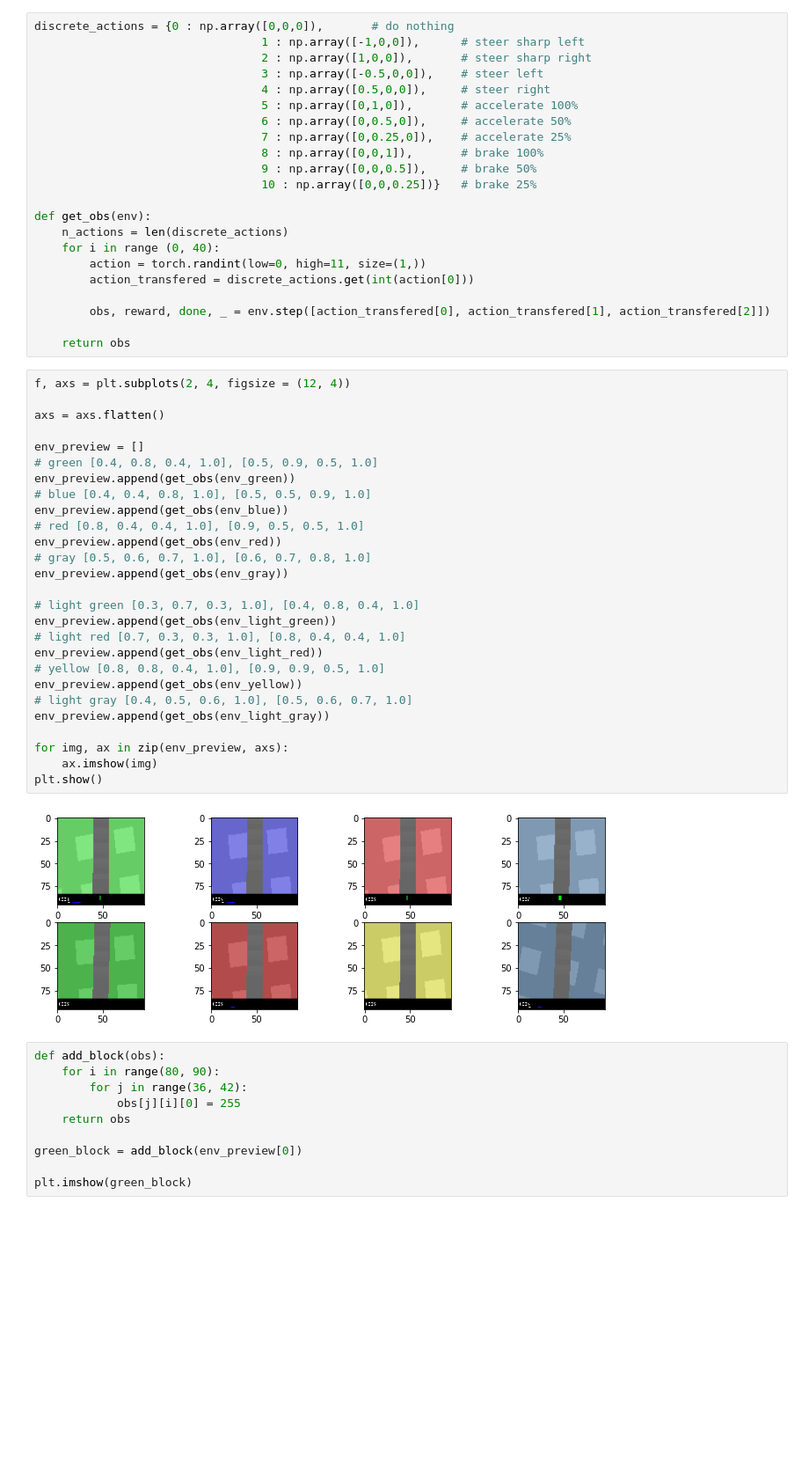
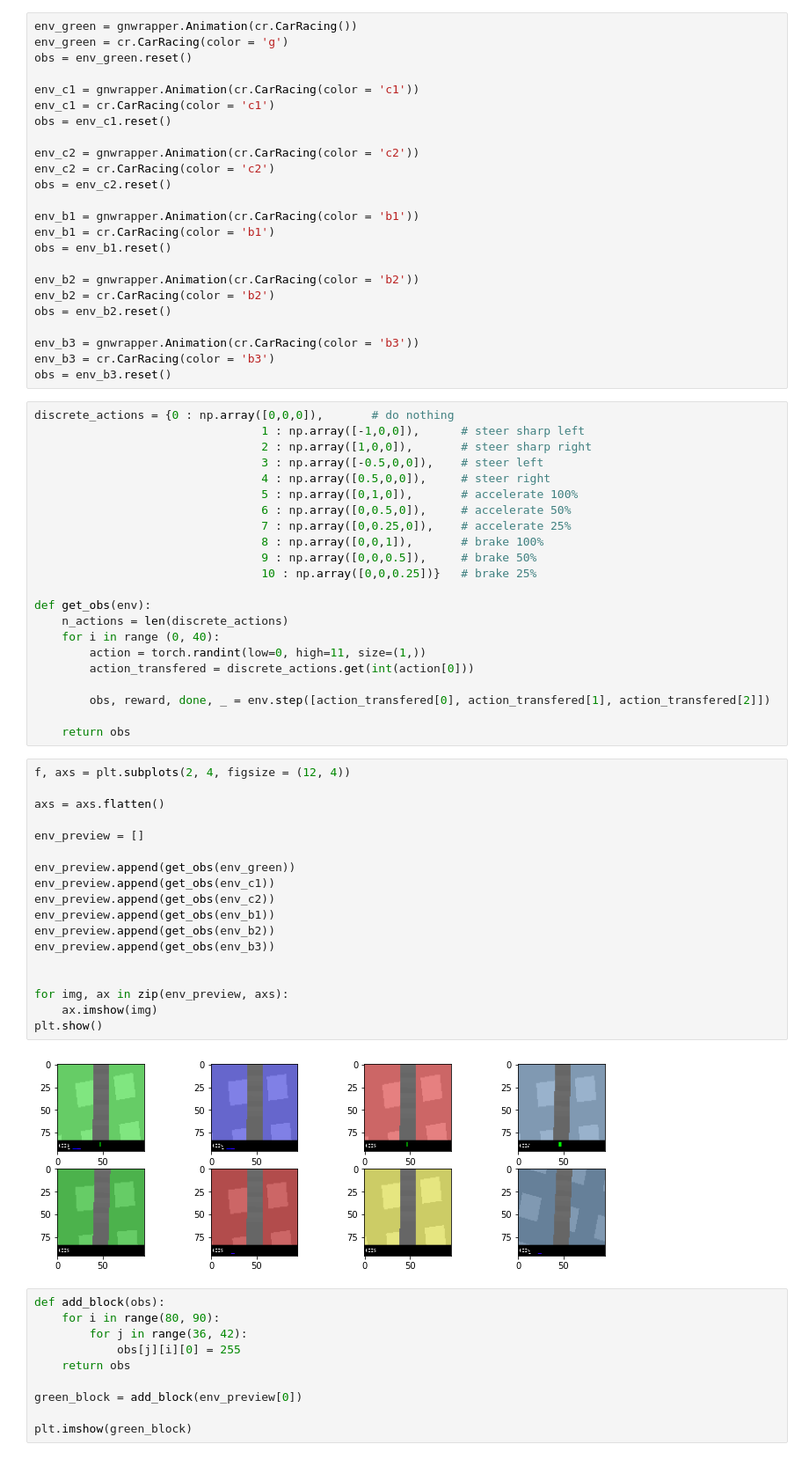
Before and after one commit to bochendong/Car_racing, a Jupyter notebook: car_racing_colab.ipynb, the cells around one changed output. Shown at 88% size. Saved outputs shown, nothing was run; the diff lists cells and outputs as text; blank space fills up the shorter version.

```diff
--- a/car_racing_colab.ipynb
+++ b/car_racing_colab.ipynb
@@ -122,3 +86,27 @@ obs = env_light_red.reset()
+# %%
+env_green = gnwrapper.Animation(cr.CarRacing())
+env_green = cr.CarRacing(color = 'g')
+obs = env_green.reset()
+
+env_c1 = gnwrapper.Animation(cr.CarRacing(color = 'c1'))
+env_c1 = cr.CarRacing(color = 'c1')
+obs = env_c1.reset()
+
+env_c2 = gnwrapper.Animation(cr.CarRacing(color = 'c2'))
+env_c2 = cr.CarRacing(color = 'c2')
+obs = env_c2.reset()
+
+env_b1 = gnwrapper.Animation(cr.CarRacing(color = 'b1'))
+env_b1 = cr.CarRacing(color = 'b1')
+obs = env_b1.reset()
+
+env_b2 = gnwrapper.Animation(cr.CarRacing(color = 'b2'))
+env_b2 = cr.CarRacing(color = 'b2')
+obs = env_b2.reset()
+
+env_b3 = gnwrapper.Animation(cr.CarRacing(color = 'b3'))
+env_b3 = cr.CarRacing(color = 'b3')
+obs = env_b3.reset()
 # %%
 discrete_actions = {0 : np.array([0,0,0]),       # do nothing
                                  1 : np.array([-1,0,0]),      # steer sharp left
@@ -141,35 +129,26 @@ def get_obs(env):
         obs, reward, done, _ = env.step([action_transfered[0], action_transfered[1], action_transfered[2]])
 
     return obs
-# %%
-f, axs = plt.subplots(2, 4, figsize = (12, 4))
-
-axs = axs.flatten()
-
-env_preview = []
-# green [0.4, 0.8, 0.4, 1.0], [0.5, 0.9, 0.5, 1.0]
-env_preview.append(get_obs(env_green))
-# blue [0.4, 0.4, 0.8, 1.0], [0.5, 0.5, 0.9, 1.0]
-env_preview.append(get_obs(env_blue))
-# red [0.8, 0.4, 0.4, 1.0], [0.9, 0.5, 0.5, 1.0]
-env_preview.append(get_obs(env_red))
-# gray [0.5, 0.6, 0.7, 1.0], [0.6, 0.7, 0.8, 1.0]
-env_preview.append(get_obs(env_gray))
-
-# light green [0.3, 0.7, 0.3, 1.0], [0.4, 0.8, 0.4, 1.0]
-env_preview.append(get_obs(env_light_green))
-# light red [0.7, 0.3, 0.3, 1.0], [0.8, 0.4, 0.4, 1.0]
-env_preview.append(get_obs(env_light_red))
-# yellow [0.8, 0.8, 0.4, 1.0], [0.9, 0.9, 0.5, 1.0]
-env_preview.append(get_obs(env_yellow))
-# light gray [0.4, 0.5, 0.6, 1.0], [0.5, 0.6, 0.7, 1.0]
-env_preview.append(get_obs(env_light_gray))
-
-for img, ax in zip(env_preview, axs):
-    ax.imshow(img)
-plt.show()
-# %% [output]
-[figure, removed]
+# %%
+f, axs = plt.subplots(2, 4, figsize = (12, 4))
+
+axs = axs.flatten()
+
+env_preview = []
+
+env_preview.append(get_obs(env_green))
+env_preview.append(get_obs(env_c1))
+env_preview.append(get_obs(env_c2))
+env_preview.append(get_obs(env_b1))
+env_preview.append(get_obs(env_b2))
+env_preview.append(get_obs(env_b3))
+
+
+for img, ax in zip(env_preview, axs):
+    ax.imshow(img)
+plt.show()
+# %% [output]
+[figure, added]
 # %%
 def add_block(obs):
     for i in range(80, 90):
```
Also changed, not shown: parts of 14 cells of this notebook, 2 other files.
